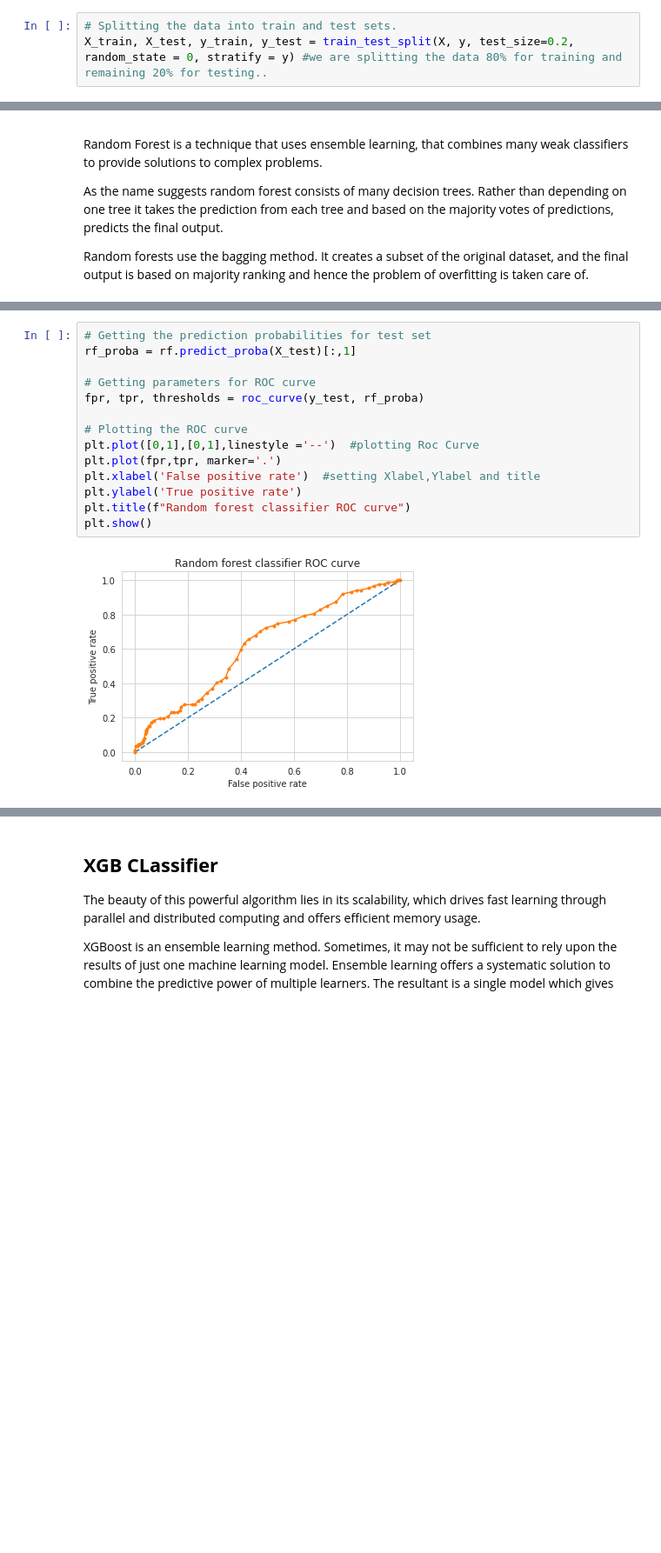
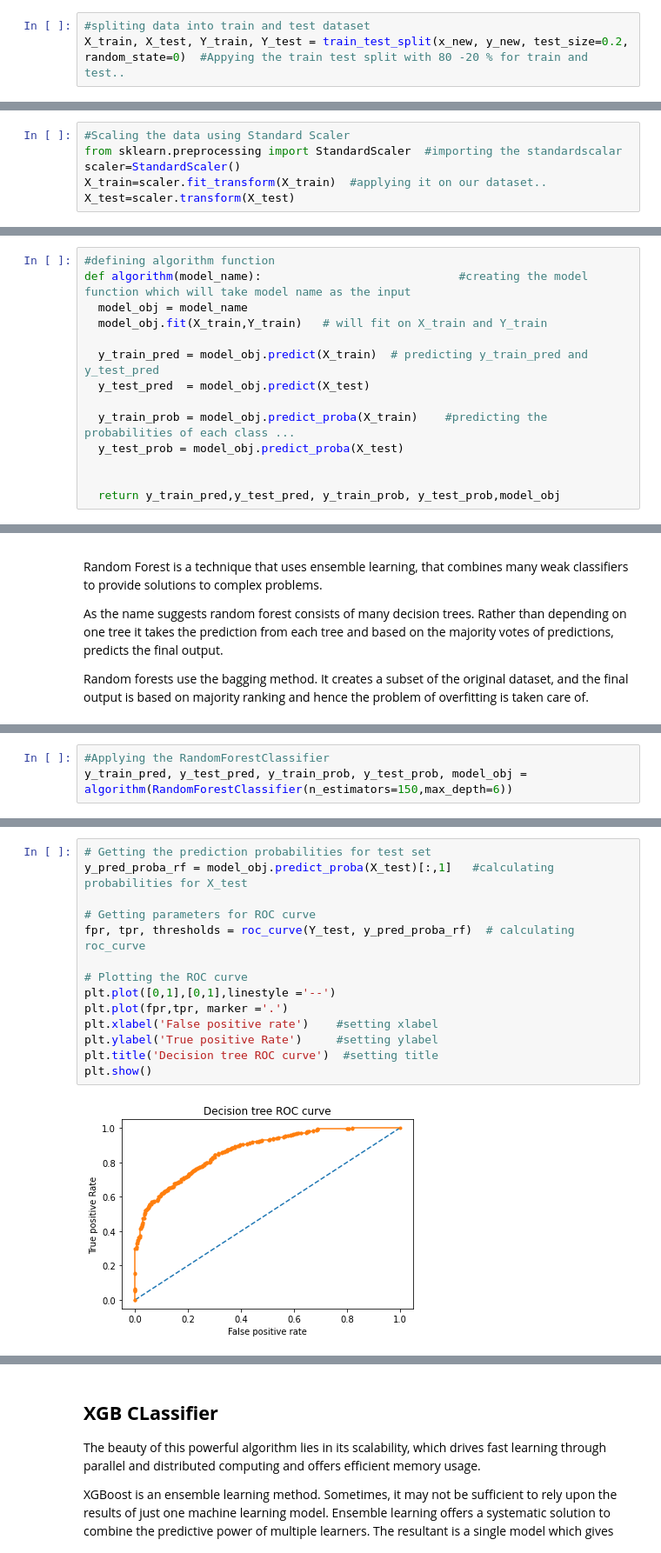
Before and after one commit to ShubhKjoshi/Cardiovascular_Risk-prediction, a Jupyter notebook: Cardiovascular_Risk_Prediction.ipynb, the cells around one changed output, grey strips where cells are left out. Shown at 87% size. Cells and saved outputs as stored; diff of their text form; blank space fills up the shorter version.

```diff
--- a/Cardiovascular_Risk_Prediction.ipynb
+++ b/Cardiovascular_Risk_Prediction.ipynb
@@ -659,3 +713,3 @@ y = New_df['TenYearCHD']    #Dependent Variables
 # %%
-# Splitting the data into train and test sets.
-X_train, X_test, y_train, y_test = train_test_split(X, y, test_size=0.2, random_state = 0, stratify = y) #we are splitting the data 80% for training and remaining 20% for testing..
+#spliting data into train and test dataset
+X_train, X_test, Y_train, Y_test = train_test_split(x_new, y_new, test_size=0.2, random_state=0)  #Appying the train test split with 80 -20 % for train and test..
@@ -692,0 +723,6 @@ Perform_df=pd.DataFrame()   # Dataframe to contain Model performance analysis re
+# %%
+#Scaling the data using Standard Scaler
+from sklearn.preprocessing import StandardScaler  #importing the standardscalar
+scaler=StandardScaler()
+X_train=scaler.fit_transform(X_train)  #applying it on our dataset..
+X_test=scaler.transform(X_test)
@@ -692,0 +750,14 @@ Perform_df=pd.DataFrame()   # Dataframe to contain Model performance analysis re
+# %%
+#defining algorithm function
+def algorithm(model_name):                             #creating the model function which will take model name as the input
+  model_obj = model_name
+  model_obj.fit(X_train,Y_train)   # will fit on X_train and Y_train
+
+  y_train_pred = model_obj.predict(X_train)  # predicting y_train_pred and y_test_pred
+  y_test_pred  = model_obj.predict(X_test)
+
+  y_train_prob = model_obj.predict_proba(X_train)    #predicting the probabilities of each class ...
+  y_test_prob = model_obj.predict_proba(X_test)
+
+
+  return y_train_pred,y_test_pred, y_train_prob, y_test_prob,model_obj
@@ -944,0 +1014,3 @@ weighted avg       0.78      0.83      0.80       582
+# %%
+#Applying the RandomForestClassifier
+y_train_pred, y_test_pred, y_train_prob, y_test_prob, model_obj = algorithm(RandomForestClassifier(n_estimators=150,max_depth=6))
@@ -945,16 +1087,16 @@ weighted avg       0.78      0.83      0.80       582
 # %%
 # Getting the prediction probabilities for test set
-rf_proba = rf.predict_proba(X_test)[:,1]
+y_pred_proba_rf = model_obj.predict_proba(X_test)[:,1]   #calculating probabilities for X_test
 
 # Getting parameters for ROC curve
-fpr, tpr, thresholds = roc_curve(y_test, rf_proba)
+fpr, tpr, thresholds = roc_curve(Y_test, y_pred_proba_rf)  # calculating roc_curve
 
 # Plotting the ROC curve
-plt.plot([0,1],[0,1],linestyle ='--')  #plotting Roc Curve
-plt.plot(fpr,tpr, marker='.')
-plt.xlabel('False positive rate')  #setting Xlabel,Ylabel and title
-plt.ylabel('True positive rate')
-plt.title(f"Random forest classifier ROC curve")
+plt.plot([0,1],[0,1],linestyle ='--')
+plt.plot(fpr,tpr, marker ='.')
+plt.xlabel('False positive rate')    #setting xlabel
+plt.ylabel('True positive Rate')     #setting ylabel
+plt.title('Decision tree ROC curve')  #setting title
 plt.show()
 # %% [output]
-[figure, old version]
+[figure, new version]
```
Also changed, not shown: parts of 200 cells of this notebook.
